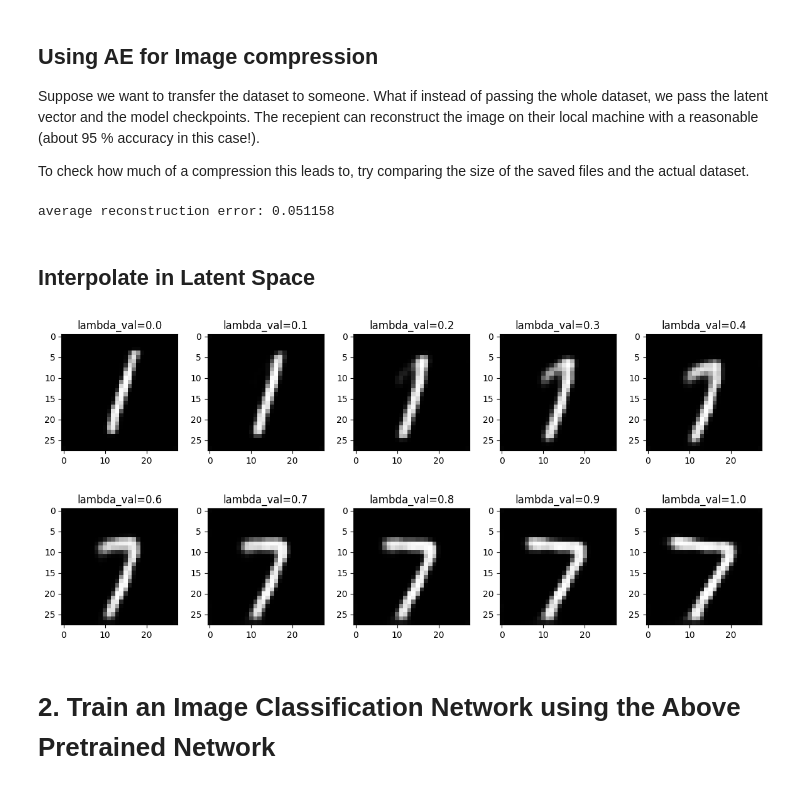
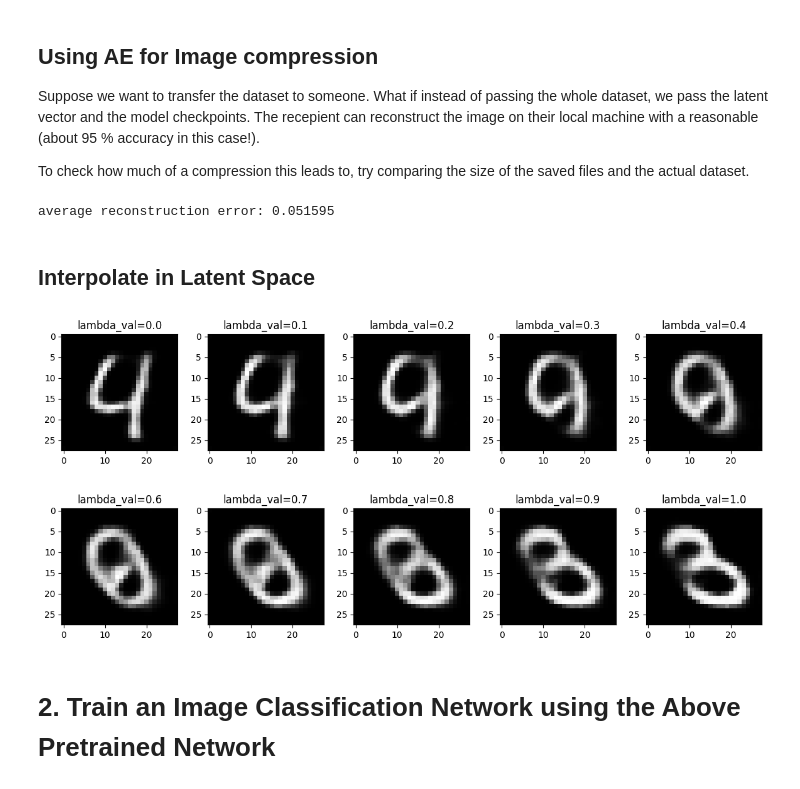
Before and after one commit to cpsingh-arde/AI-ML-IIIT-HYDERABAD, a Jupyter notebook: iHub_Exec_Prog_Day_04.ipynb, the cells around one changed output. Drawn from its saved outputs; the diff is of its cells as text; code cells hidden in the pictures.

```diff
--- a/iHub_Exec_Prog_Day_04.ipynb
+++ b/iHub_Exec_Prog_Day_04.ipynb
@@ -248,0 +251,4 @@ torch.save(autoencoder, "autoencoder.ckpt")
+# %%
+for image_batch, _ in test_dataloader:
+  print(image_batch.shape)
+  break
@@ -328,7 +336,7 @@ for image_batch, _ in test_dataloader:
 test_loss_avg_from_loaded /= num_batches
 print('average reconstruction error: %f' % (test_loss_avg))
 # %% [output]
-average reconstruction error: 0.051158
+average reconstruction error: 0.051595
 # %% [markdown]
 ## Interpolate in Latent Space
 # %%
@@ -354,35 +362,35 @@ def interpolation(lambda1, model, img1, img2):
         inter_image = inter_image.cpu()
 
     return inter_image
 
 # sort part of test set by digit
 digits = [[] for _ in range(10)]
 for img_batch, label_batch in test_dataloader:
     for i in range(img_batch.size(0)):
         digits[label_batch[i]].append(img_batch[i:i+1])
     if sum(len(d) for d in digits) >= 1000:
         break;
 
 # interpolation lambdas
 lambda_range=np.linspace(0,1,10)
 
 fig, axs = plt.subplots(2,5, figsize=(15, 6))
 fig.subplots_adjust(hspace = .5, wspace=.001)
 axs = axs.ravel()
 
 for ind,l in enumerate(lambda_range):
-    inter_image=interpolation(float(l), autoencoder, digits[7][0], digits[1][0])
+    inter_image=interpolation(float(l), autoencoder, digits[3][0], digits[4][0])
 
     inter_image = to_img(inter_image)
 
     image = inter_image.numpy()
 
     axs[ind].imshow(image[0,0,:,:], cmap='gray')
     axs[ind].set_title('lambda_val='+str(round(l,1)))
 
 plt.show()
 # %% [output]
-[figure, old version]
+[figure, new version]
 # %% [markdown]
 # 2. Train an Image Classification Network using the Above Pretrained Network
 # %%
```
Also changed, not shown: parts of 16 cells of this notebook.
